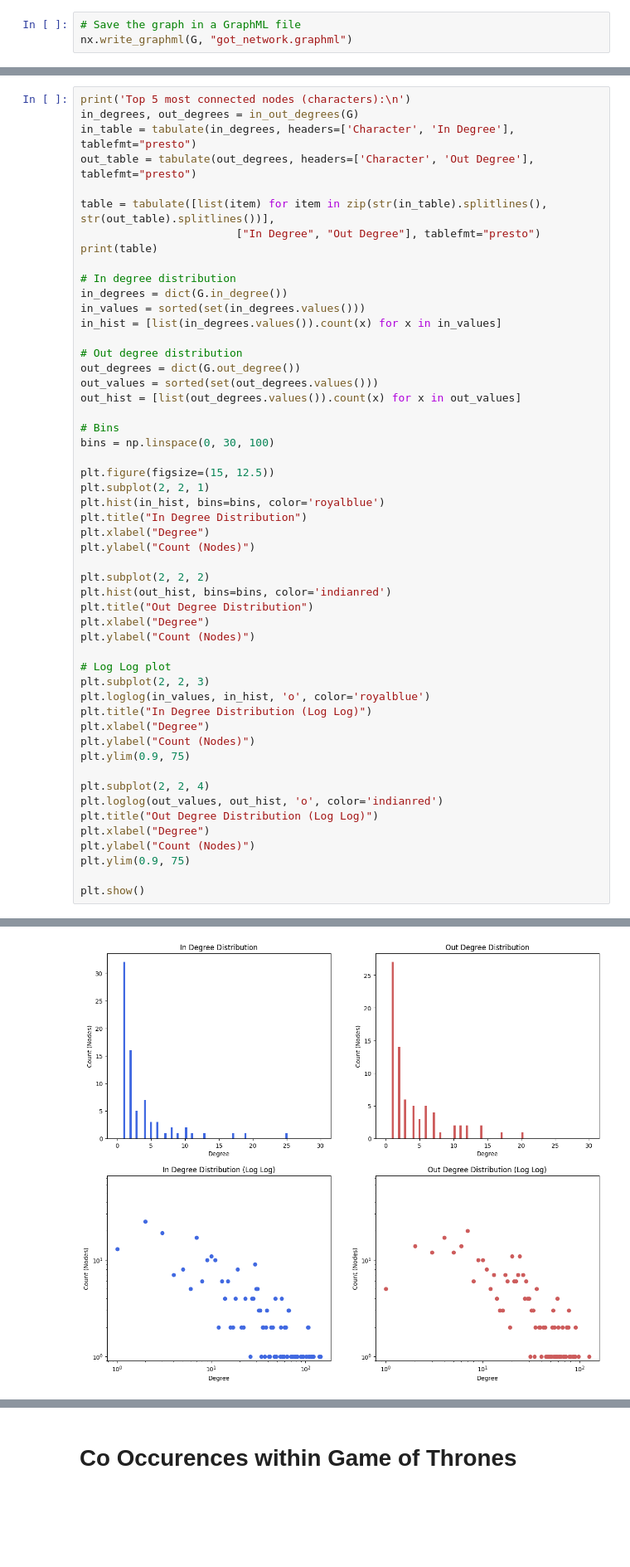
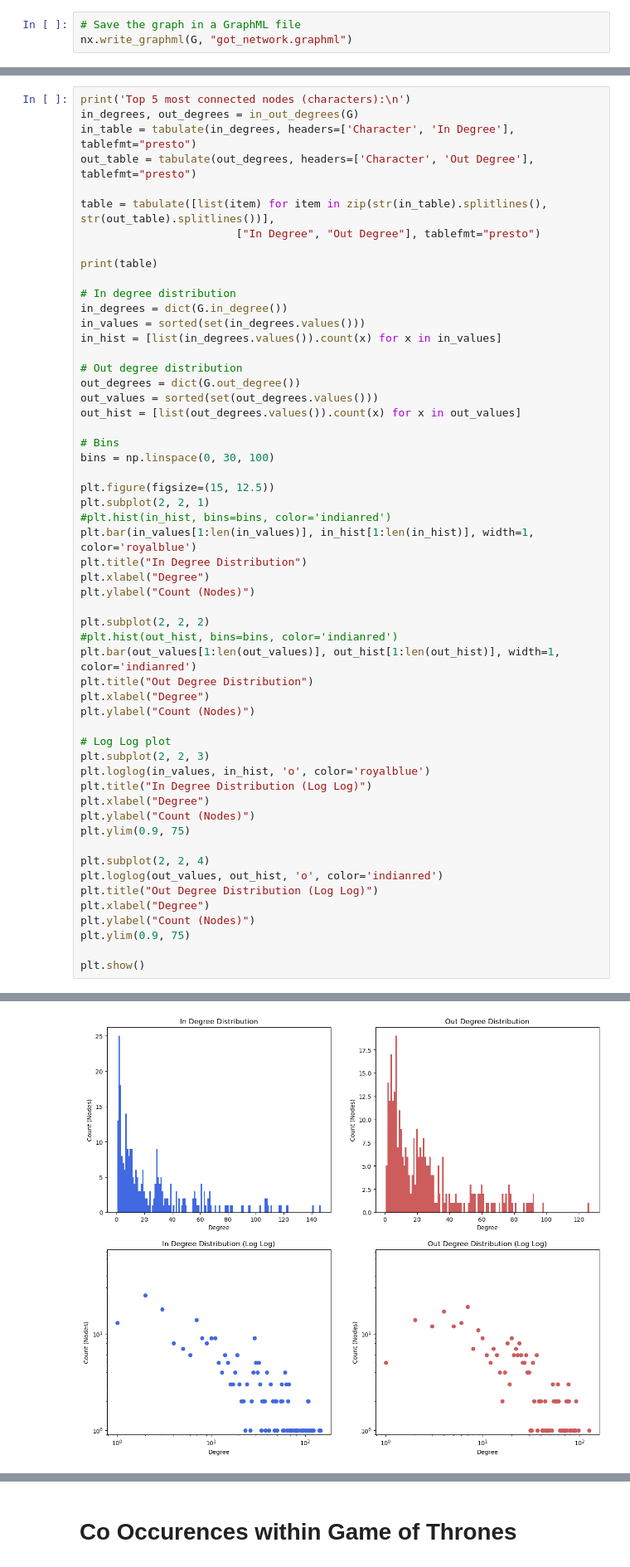
Before and after one commit to s204466/Social-Graph, a Jupyter notebook: explainer_notebook.ipynb, the cells around one changed output, grey strips where cells are left out. Shown at 83% size. Cells and saved outputs as stored; diff of their text form; blank space fills up the shorter version.

```diff
--- a/explainer_notebook.ipynb
+++ b/explainer_notebook.ipynb
@@ -142,6 +167,7 @@ out_table = tabulate(out_degrees, headers=['Character', 'Out Degree'], tablefmt=
 
 table = tabulate([list(item) for item in zip(str(in_table).splitlines(), str(out_table).splitlines())],
                         ["In Degree", "Out Degree"], tablefmt="presto")
+
 print(table)
 
 # In degree distribution
@@ -159,13 +185,15 @@ bins = np.linspace(0, 30, 100)
 
 plt.figure(figsize=(15, 12.5))
 plt.subplot(2, 2, 1)
-plt.hist(in_hist, bins=bins, color='royalblue')
+#plt.hist(in_hist, bins=bins, color='indianred')
+plt.bar(in_values[1:len(in_values)], in_hist[1:len(in_hist)], width=1, color='royalblue')
 plt.title("In Degree Distribution")
 plt.xlabel("Degree")
 plt.ylabel("Count (Nodes)")
 
 plt.subplot(2, 2, 2)
-plt.hist(out_hist, bins=bins, color='indianred')
+#plt.hist(out_hist, bins=bins, color='indianred')
+plt.bar(out_values[1:len(out_values)], out_hist[1:len(out_hist)], width=1, color='indianred')
 plt.title("Out Degree Distribution")
 plt.xlabel("Degree")
 plt.ylabel("Count (Nodes)")
@@ -201 +229 @@ Top 5 most connected nodes (characters):
-[figure, old version]
+[figure, new version]
```
Also changed, not shown: parts of 51 cells of this notebook.
